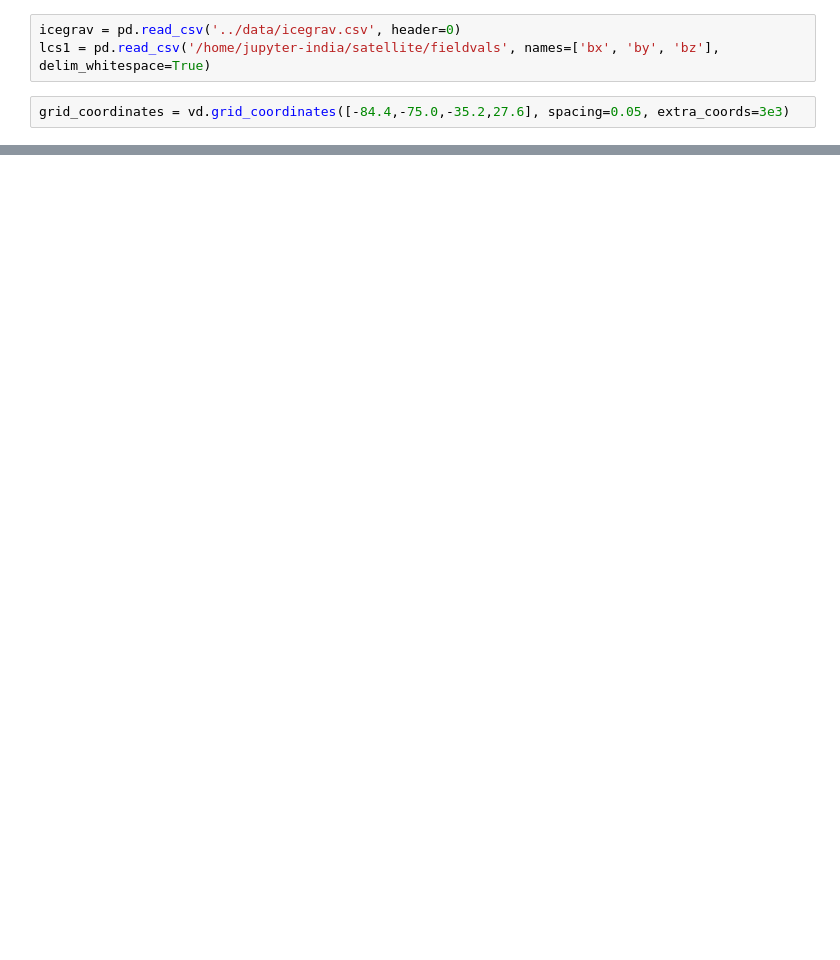
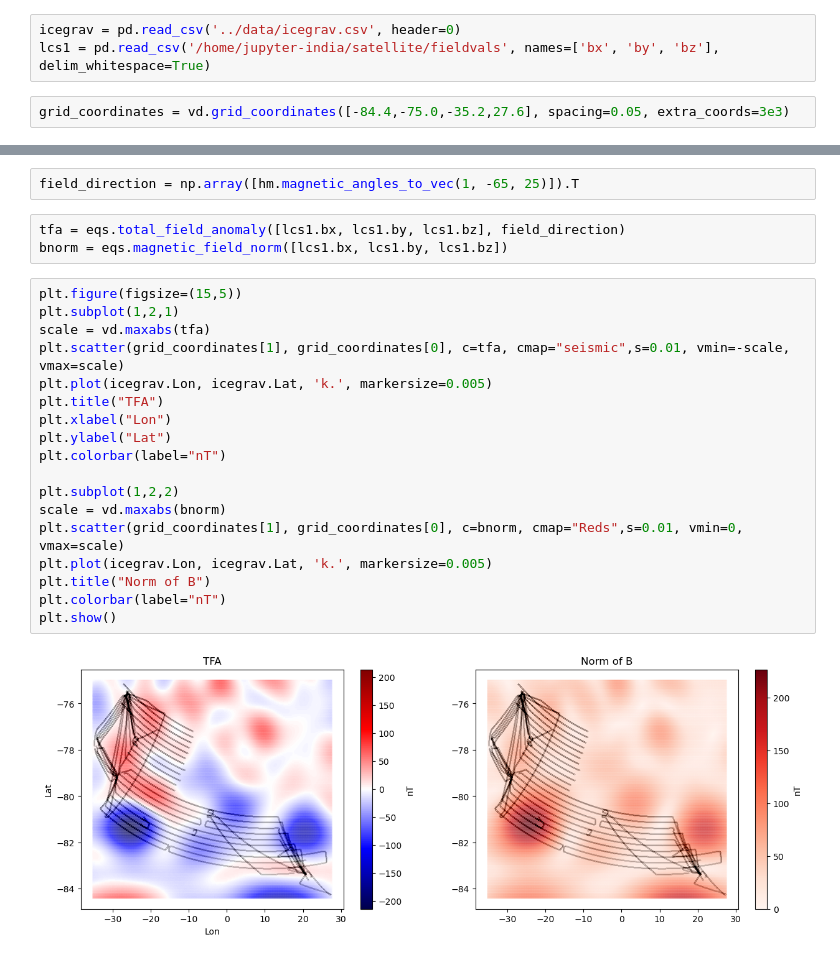
Before and after one commit to compgeolab/eqs-magnetic-dual-layer, a Jupyter notebook: code/lcs1.ipynb, the cells around one changed output, grey strips where cells are left out. Saved outputs shown, nothing was run; the diff lists cells and outputs as text; blank space fills up the shorter version.

```diff
--- a/code/lcs1.ipynb
+++ b/code/lcs1.ipynb
@@ -35,0 +39,25 @@ plt.show()
+# %%
+field_direction = np.array([hm.magnetic_angles_to_vec(1, -65, 25)]).T
+# %%
+tfa = eqs.total_field_anomaly([lcs1.bx, lcs1.by, lcs1.bz], field_direction)
+bnorm = eqs.magnetic_field_norm([lcs1.bx, lcs1.by, lcs1.bz])
+# %%
+plt.figure(figsize=(15,5))
+plt.subplot(1,2,1)
+scale = vd.maxabs(tfa)
+plt.scatter(grid_coordinates[1], grid_coordinates[0], c=tfa, cmap="seismic",s=0.01, vmin=-scale, vmax=scale)
+plt.plot(icegrav.Lon, icegrav.Lat, 'k.', markersize=0.005)
+plt.title("TFA")
+plt.xlabel("Lon")
+plt.ylabel("Lat")
+plt.colorbar(label="nT")
+
+plt.subplot(1,2,2)
+scale = vd.maxabs(bnorm)
+plt.scatter(grid_coordinates[1], grid_coordinates[0], c=bnorm, cmap="Reds",s=0.01, vmin=0, vmax=scale)
+plt.plot(icegrav.Lon, icegrav.Lat, 'k.', markersize=0.005)
+plt.title("Norm of B")
+plt.colorbar(label="nT")
+plt.show()
+# %% [output]
+[figure, added]
```
Also changed, not shown: parts of 2 cells of this notebook, 1 other file.
